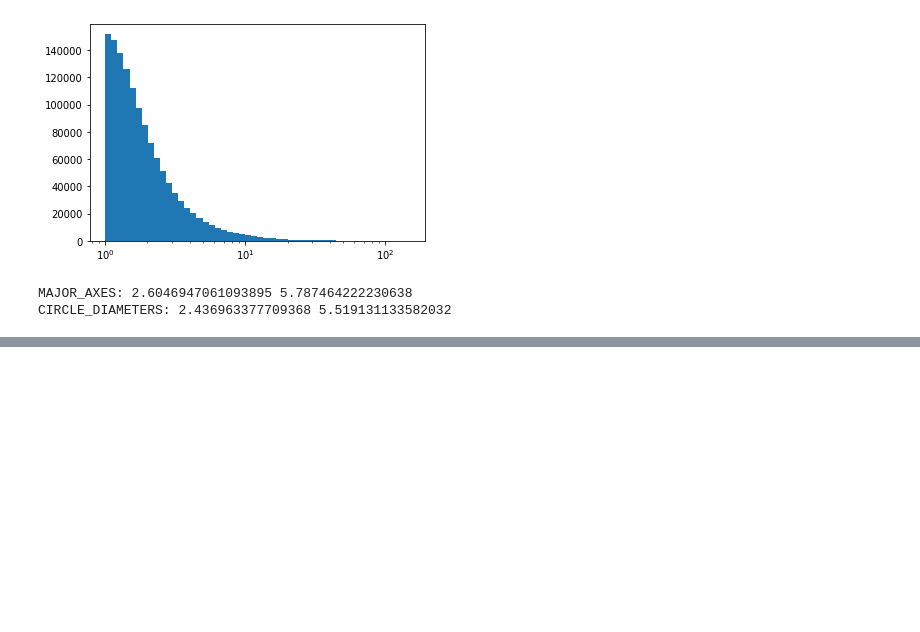
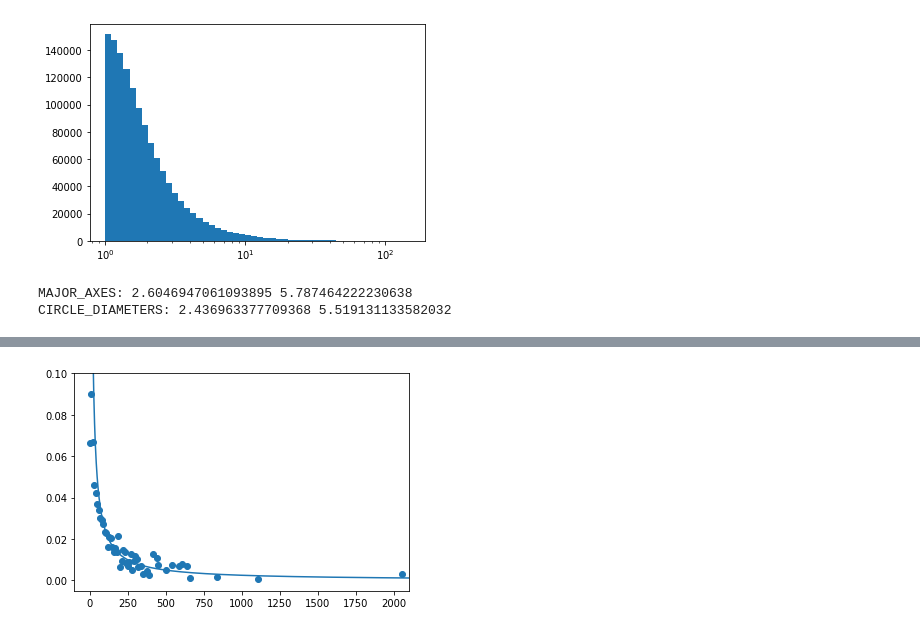
Before and after one commit to bcho04/crater-modeling, a Jupyter notebook: crater.ipynb, the cells around one changed output, grey strips where cells are left out. Saved outputs shown, nothing was run; the diff lists cells and outputs as text; code cells hidden in the pictures; blank space fills up the shorter version.

```diff
--- a/crater.ipynb
+++ b/crater.ipynb
@@ -79,0 +116,18 @@ CIRCLE_DIAMETERS: 2.436963377709368 5.519131133582032
+# %%
+# bin data rows by diameter (100 bins with size 10)
+bins = {x: [] for x in range(0,2100,10)}
+for index, row in sm.iterrows():
+    bins[round(row["D[km]"]/10)*10].append(row["depth/diameter (1/512°LOLA, quad_precision=1)"])
+
+for index in bins.keys():
+    bins[index] = np.average(bins[index])
+
+graph_x, graph_y = zip(*list(bins.items()))
+# %%
+# Note that depth tends to be constant.
+plt.scatter(graph_x, graph_y)
+plt.axis((-100,2100,-0.005,0.1))
+plt.plot([x for x in range(1,2100)], [2.5/x for x in range(1,2100)])
+plt.show()
+# %% [output]
+[figure, added]
```
Also changed, not shown: parts of 11 cells of this notebook.
